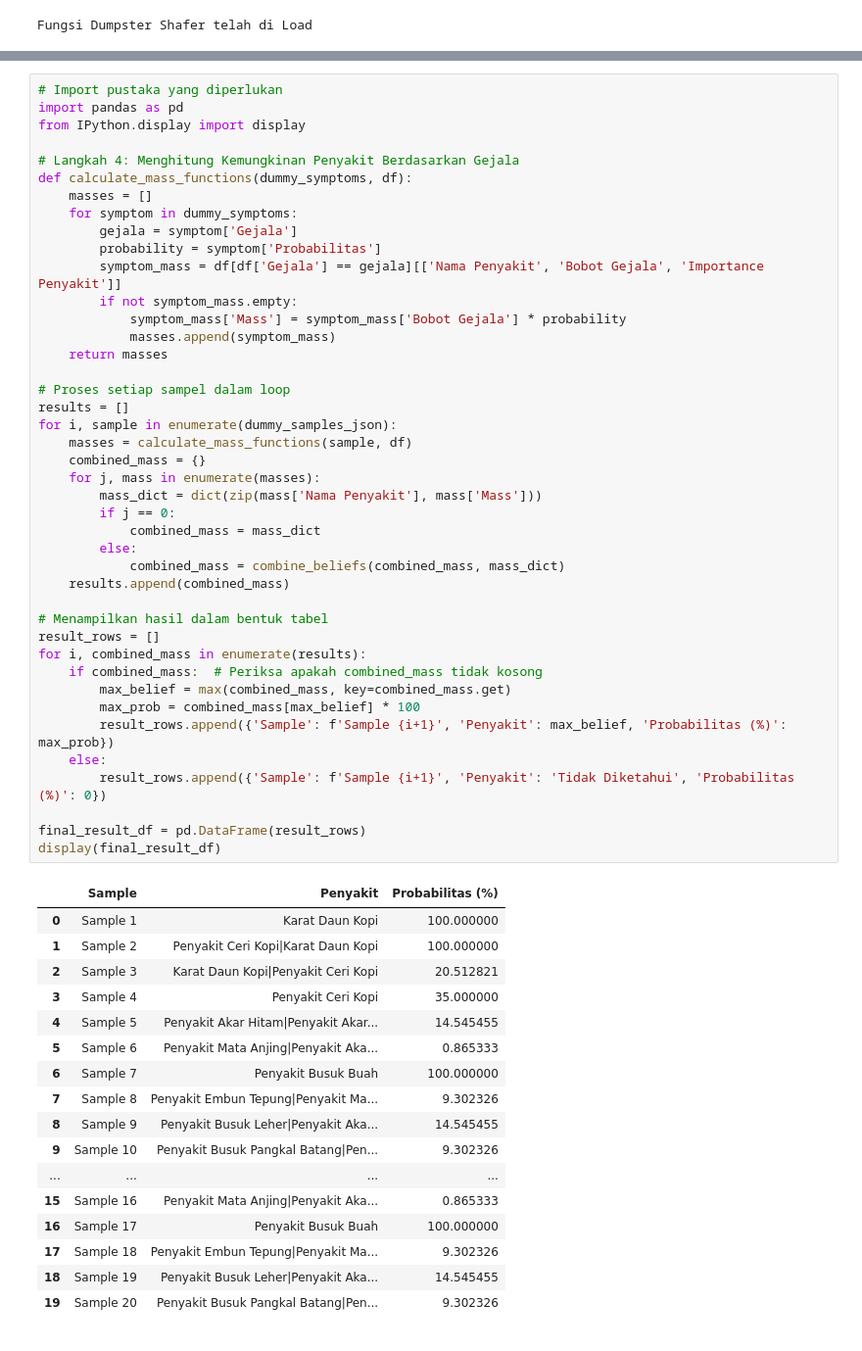
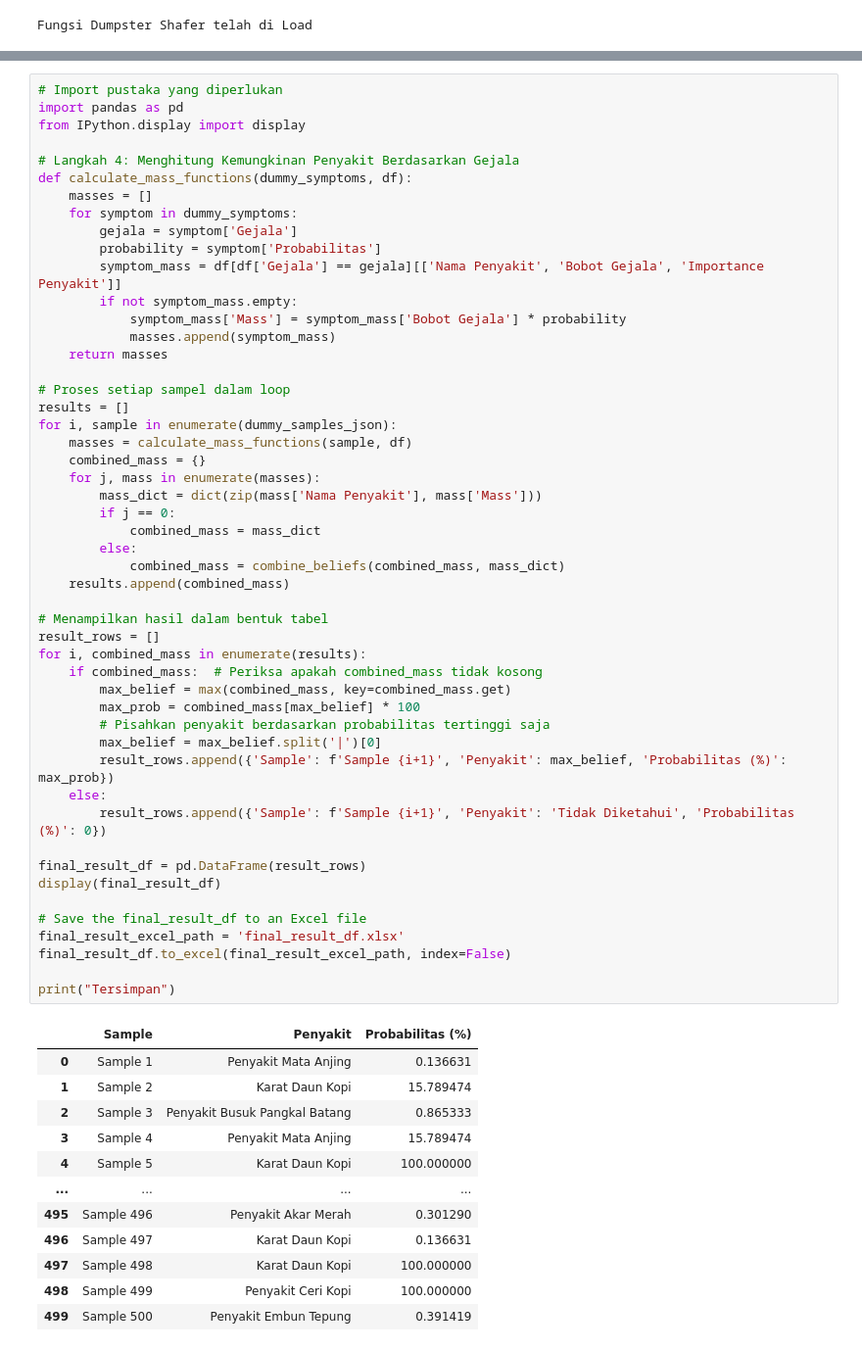
Before and after one commit to hizamruljaen123/apps_sri, a Jupyter notebook: new_ds.ipynb, the cells around one changed output, grey strips where cells are left out. Shown at 98% size. Cells and saved outputs as stored; diff of their text form.

```diff
--- a/new_ds.ipynb
+++ b/new_ds.ipynb
@@ -92,46 +98,49 @@ def calculate_mass_functions(dummy_symptoms, df):
             masses.append(symptom_mass)
     return masses
 
 # Proses setiap sampel dalam loop
 results = []
 for i, sample in enumerate(dummy_samples_json):
     masses = calculate_mass_functions(sample, df)
     combined_mass = {}
     for j, mass in enumerate(masses):
         mass_dict = dict(zip(mass['Nama Penyakit'], mass['Mass']))
         if j == 0:
             combined_mass = mass_dict
         else:
             combined_mass = combine_beliefs(combined_mass, mass_dict)
     results.append(combined_mass)
 
 # Menampilkan hasil dalam bentuk tabel
 result_rows = []
 for i, combined_mass in enumerate(results):
     if combined_mass:  # Periksa apakah combined_mass tidak kosong
         max_belief = max(combined_mass, key=combined_mass.get)
         max_prob = combined_mass[max_belief] * 100
+        # Pisahkan penyakit berdasarkan probabilitas tertinggi saja
+        max_belief = max_belief.split('|')[0]
         result_rows.append({'Sample': f'Sample {i+1}', 'Penyakit': max_belief, 'Probabilitas (%)': max_prob})
     else:
         result_rows.append({'Sample': f'Sample {i+1}', 'Penyakit': 'Tidak Diketahui', 'Probabilitas (%)': 0})
 
 final_result_df = pd.DataFrame(result_rows)
 display(final_result_df)
+
+# Save the final_result_df to an Excel file
+final_result_excel_path = 'final_result_df.xlsx'
+final_result_df.to_excel(final_result_excel_path, index=False)
+
+print("Tersimpan")
 # %% [output]
 |  | Sample | Penyakit | Probabilitas (%) |
-| 0 | Sample 1 | Karat Daun Kopi | 100.000000 |
-| 1 | Sample 2 | Penyakit Ceri Kopi|Karat Daun Kopi | 100.000000 |
-| 2 | Sample 3 | Karat Daun Kopi|Penyakit Ceri Kopi | 20.512821 |
-| 3 | Sample 4 | Penyakit Ceri Kopi | 35.000000 |
-| 4 | Sample 5 | Penyakit Akar Hitam|Penyakit Akar... | 14.545455 |
-| 5 | Sample 6 | Penyakit Mata Anjing|Penyakit Aka... | 0.865333 |
-| 6 | Sample 7 | Penyakit Busuk Buah | 100.000000 |
-| 7 | Sample 8 | Penyakit Embun Tepung|Penyakit Ma... | 9.302326 |
-| 8 | Sample 9 | Penyakit Busuk Leher|Penyakit Aka... | 14.545455 |
-| 9 | Sample 10 | Penyakit Busuk Pangkal Batang|Pen... | 9.302326 |
+| 0 | Sample 1 | Penyakit Mata Anjing | 0.136631 |
+| 1 | Sample 2 | Karat Daun Kopi | 15.789474 |
+| 2 | Sample 3 | Penyakit Busuk Pangkal Batang | 0.865333 |
+| 3 | Sample 4 | Penyakit Mata Anjing | 15.789474 |
+| 4 | Sample 5 | Karat Daun Kopi | 100.000000 |
 | ... | ... | ... | ... |
-| 15 | Sample 16 | Penyakit Mata Anjing|Penyakit Aka... | 0.865333 |
-| 16 | Sample 17 | Penyakit Busuk Buah | 100.000000 |
-| 17 | Sample 18 | Penyakit Embun Tepung|Penyakit Ma... | 9.302326 |
-| 18 | Sample 19 | Penyakit Busuk Leher|Penyakit Aka... | 14.545455 |
-| 19 | Sample 20 | Penyakit Busuk Pangkal Batang|Pen... | 9.302326 |
+| 495 | Sample 496 | Penyakit Akar Merah | 0.301290 |
+| 496 | Sample 497 | Karat Daun Kopi | 0.136631 |
+| 497 | Sample 498 | Karat Daun Kopi | 100.000000 |
+| 498 | Sample 499 | Penyakit Ceri Kopi | 100.000000 |
+| 499 | Sample 500 | Penyakit Embun Tepung | 0.391419 |
```
Also changed, not shown: parts of 4 cells of this notebook, 3 other files.
